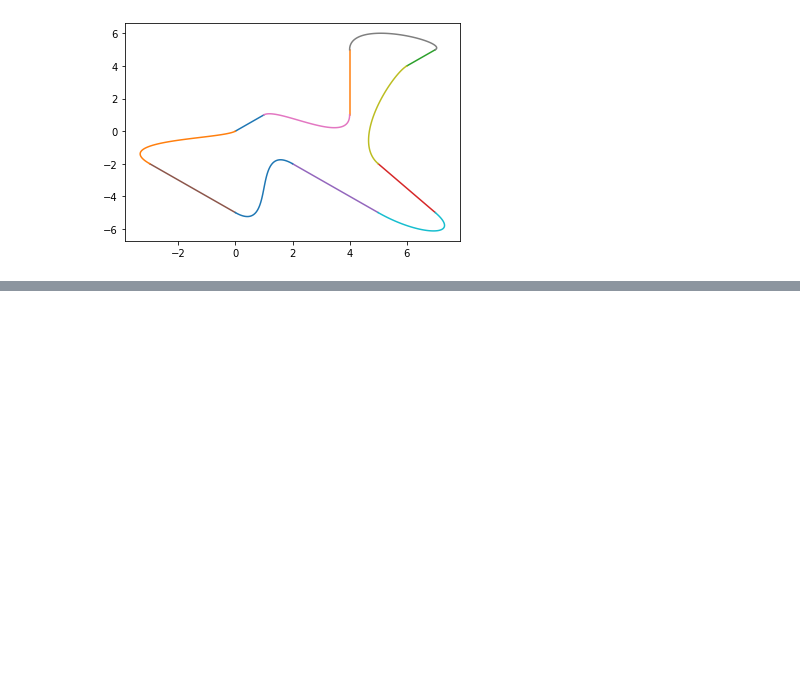
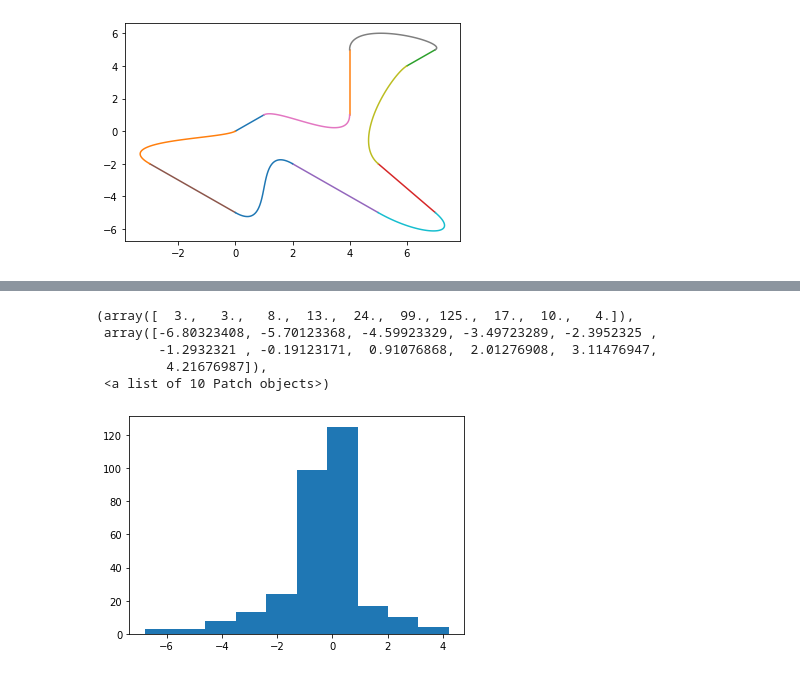
Before and after one commit to sjmikler/TORCS-track-generation, a Jupyter notebook: notebooks/bezier.ipynb, the cells around one changed output, grey strips where cells are left out. Cells and saved outputs as stored; diff of their text form; code cells hidden in the pictures; blank space fills up the shorter version.

```diff
--- a/notebooks/bezier.ipynb
+++ b/notebooks/bezier.ipynb
@@ -31,7 +31,7 @@ get_vector(np.array([[1, 1], [2, 3]]))
 # %% [output]
 array([1, 2])
 # %%
-def get_track(points):
+def get_track(points, depth = 0.5):
 
     segments = []
     curves = []
@@ -43,8 +43,8 @@ def get_track(points):
         s1 = segments[i]
         s2 = segments[(i + 1) % len(segments)]
 
-        v1 = 0.5 * get_vector(s1)
-        v2 = 0.5 * get_vector(s2[::-1])
+        v1 = depth * get_vector(s1)
+        v2 = depth * get_vector(s2[::-1])
 
         nodes = np.vstack((s1[1], s1[1] + v1, s2[0] + v2, s2[0])).T
 
@@ -300,0 +381,19 @@ save_to_file(res)
+# %%
+def get_track_stats(segments, curves):
+    turns = []
+    lengths = []
+    for s in segments:
+        turns.append(0)
+        lengths.append(get_len(s))
+    for c in curves:
+        t, l = get_curve_stats(c)
+        turns += t
+        lengths += l
+
+    return turns, lengths
+# %%
+segments, curves = get_track(np.array([[0, 0], [1, 1], [4, 1], [4, 5], [7, 5], [6, 4], [5, -2], [7, -5], [5, -5], [2, -2], [0, -5], [-3, -2]]))
+draw_track(segments, curves)
+res, _ = get_track_stats(segments, curves)
+print(max(res))
+print(min(res))
@@ -300,0 +404,9 @@ save_to_file(res)
+# %%
+plt.hist(res)
+# %% [output]
+(array([  3.,   3.,   8.,  13.,  24.,  99., 125.,  17.,  10.,   4.]),
+ array([-6.80323408, -5.70123368, -4.59923329, -3.49723289, -2.3952325 ,
+        -1.2932321 , -0.19123171,  0.91076868,  2.01276908,  3.11476947,
+         4.21676987]),
+ <a list of 10 Patch objects>)
+[figure, added]
```
Also changed, not shown: parts of 24 cells of this notebook.
